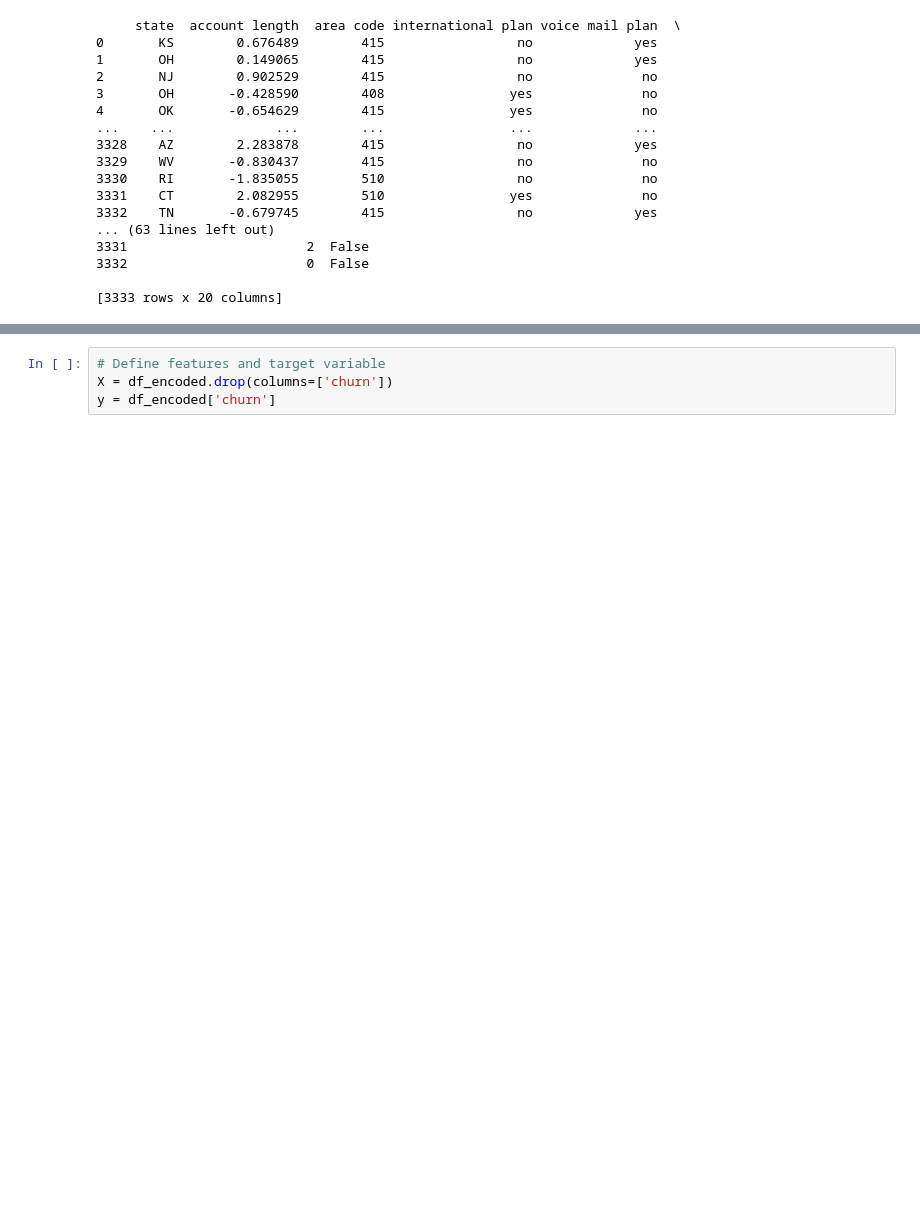
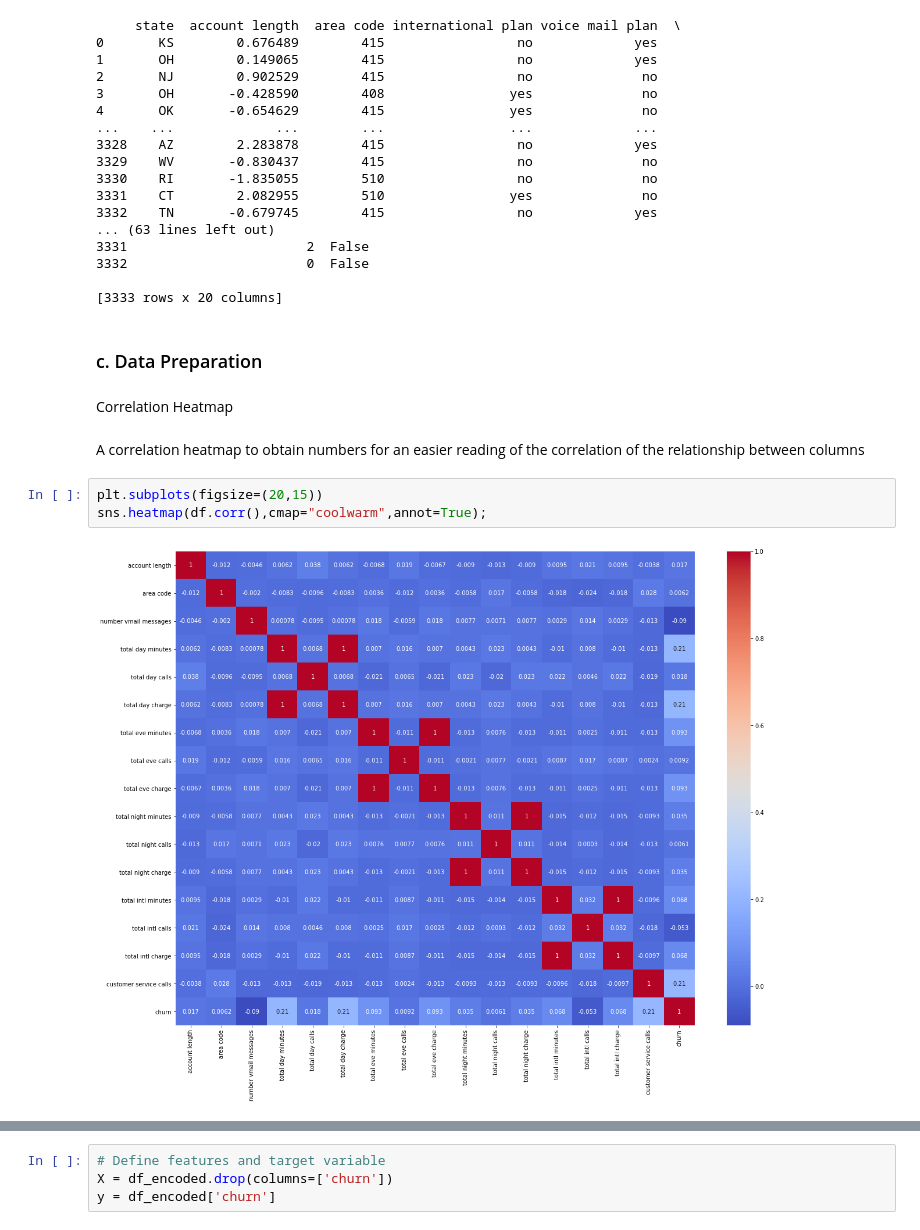
Before and after one commit to CYNTHIA-ATIENO/PHASE-3-PROJECT, a Jupyter notebook: index.ipynb, the cells around one changed output, grey strips where cells are left out. Cells and saved outputs as stored; diff of their text form; blank space fills up the shorter version.

```diff
--- a/index.ipynb
+++ b/index.ipynb
@@ -246,3 +279,14 @@ print(df)
 3332                       0  False
 
 [3333 rows x 20 columns]
+# %% [markdown]
+### c. Data Preparation
+# %% [markdown]
+Correlation Heatmap
+# %% [markdown]
+A correlation heatmap to obtain numbers for an easier reading of the correlation of the relationship between columns
+# %%
+plt.subplots(figsize=(20,15))
+sns.heatmap(df.corr(),cmap="coolwarm",annot=True);
+# %% [output]
+[figure, added]
```
Also changed, not shown: parts of 31 cells of this notebook.
